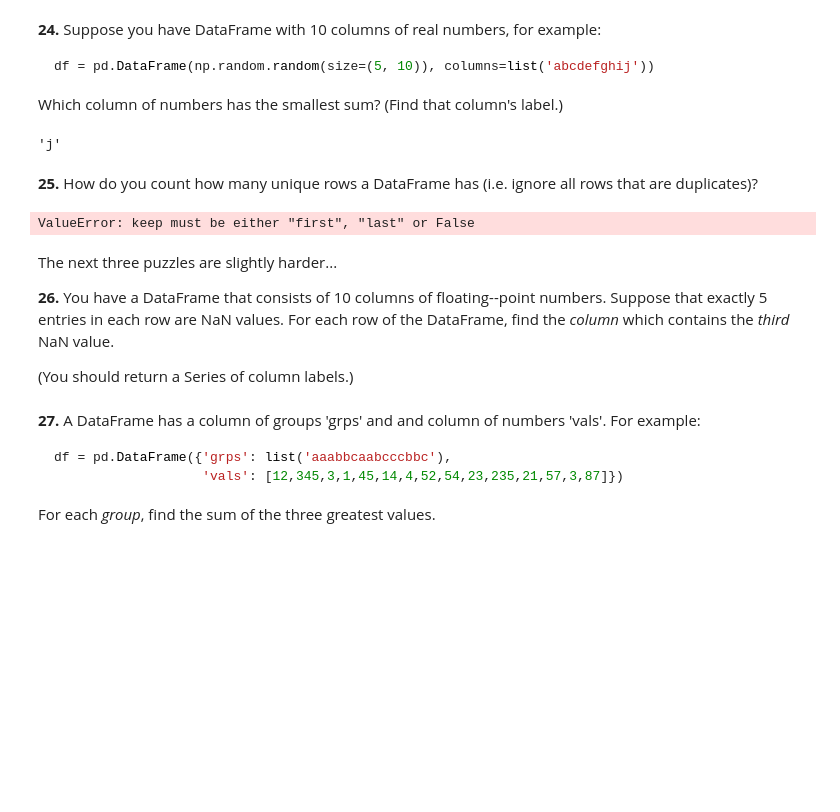
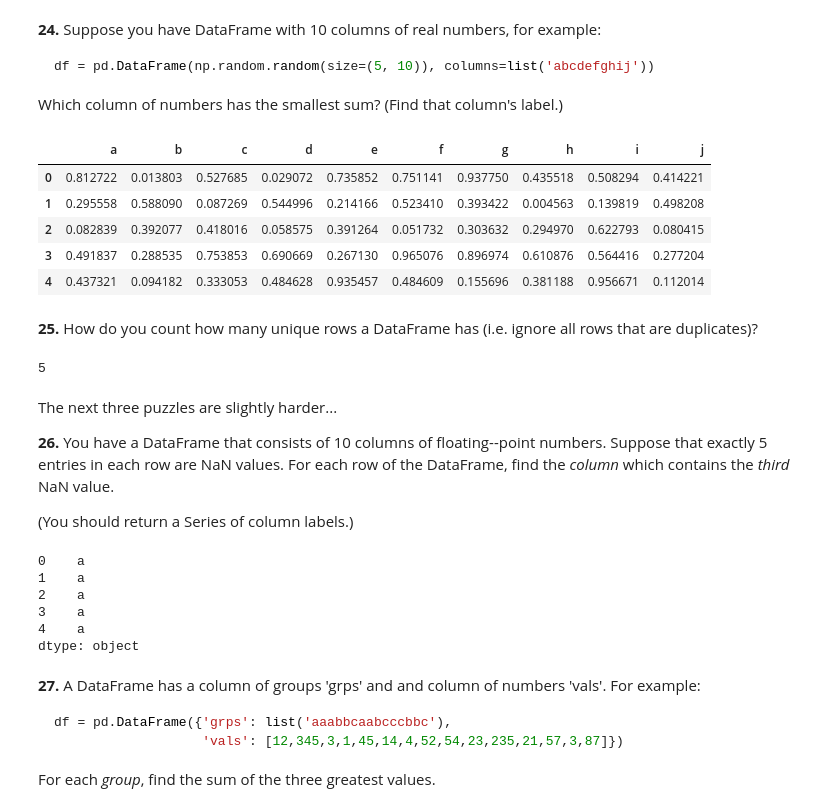
Before and after one commit to apedrolam/pythonCourse, a Jupyter notebook: 100-pandas-puzzles.ipynb, the cells around one changed output. Cells and saved outputs as stored; diff of their text form; code cells hidden in the pictures; blank space fills up the shorter version.

```diff
--- a/100-pandas-puzzles.ipynb
+++ b/100-pandas-puzzles.ipynb
@@ -359,23 +359,38 @@ Which column of numbers has the smallest sum? (Find that column's label.)
 # %%
 df = pd.DataFrame(np.random.random(size=(5, 10)), columns=list('abcdefghij'))
 df
-df.sum().idxmin()
+#df.sum().idxmin()
 # %% [output]
-'j'
+|  | a | b | c | d | e | f | g | h | i | j |
+| 0 | 0.812722 | 0.013803 | 0.527685 | 0.029072 | 0.735852 | 0.751141 | 0.937750 | 0.435518 | 0.508294 | 0.414221 |
+| 1 | 0.295558 | 0.588090 | 0.087269 | 0.544996 | 0.214166 | 0.523410 | 0.393422 | 0.004563 | 0.139819 | 0.498208 |
+| 2 | 0.082839 | 0.392077 | 0.418016 | 0.058575 | 0.391264 | 0.051732 | 0.303632 | 0.294970 | 0.622793 | 0.080415 |
+| 3 | 0.491837 | 0.288535 | 0.753853 | 0.690669 | 0.267130 | 0.965076 | 0.896974 | 0.610876 | 0.564416 | 0.277204 |
+| 4 | 0.437321 | 0.094182 | 0.333053 | 0.484628 | 0.935457 | 0.484609 | 0.155696 | 0.381188 | 0.956671 | 0.112014 |
 # %% [markdown]
 **25.** How do you count how many unique rows a DataFrame has (i.e. ignore all rows that are duplicates)?
 # %%
 len(df)
 df.duplicated().sum()
-len(df) - df.duplicated(keep=F).sum()
+len(df) - df.duplicated(keep=False).sum()
 # %% [output]
-ValueError: keep must be either "first", "last" or False
+5
 # %% [markdown]
 The next three puzzles are slightly harder...
 
 **26.** You have a DataFrame that consists of 10 columns of floating--point numbers. Suppose that exactly 5 entries in each row are NaN values. For each row of the DataFrame, find the *column* which contains the *third* NaN value.
 
 (You should return a Series of column labels.)
+# %%
+#cumulative sum -> cumsum() use axis=1 to iterate through cols and find the sum of each row
+(df.isnull().cumsum(axis=1) == 3).idxmax(axis=1)
+# %% [output]
+0    a
+1    a
+2    a
+3    a
+4    a
+dtype: object
 # %% [markdown]
 **27.** A DataFrame has a column of groups 'grps' and and column of numbers 'vals'. For example:
 
```
Also changed, not shown: parts of 5 cells of this notebook.
